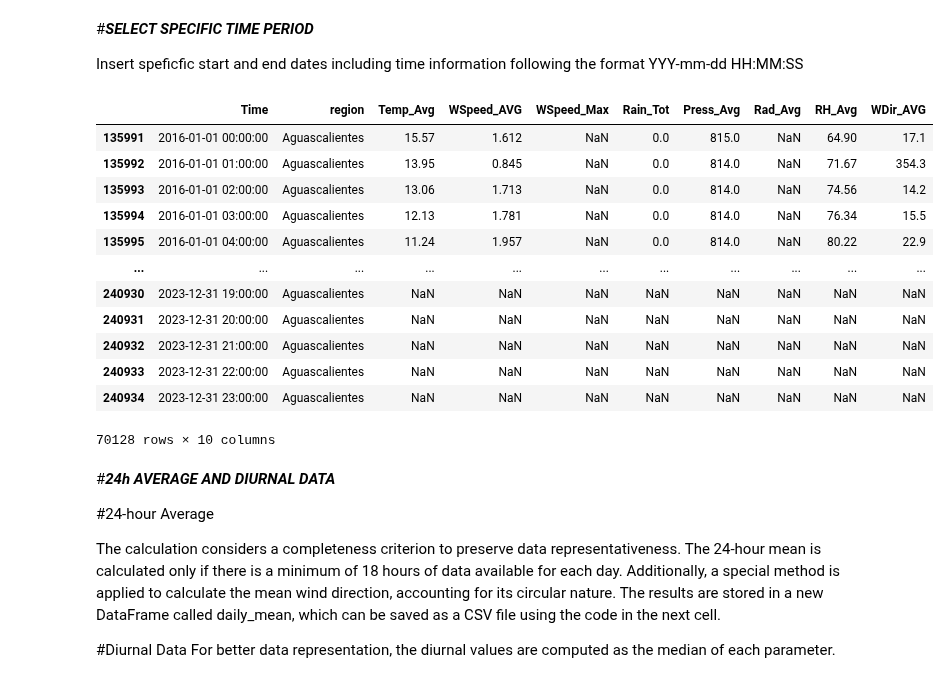
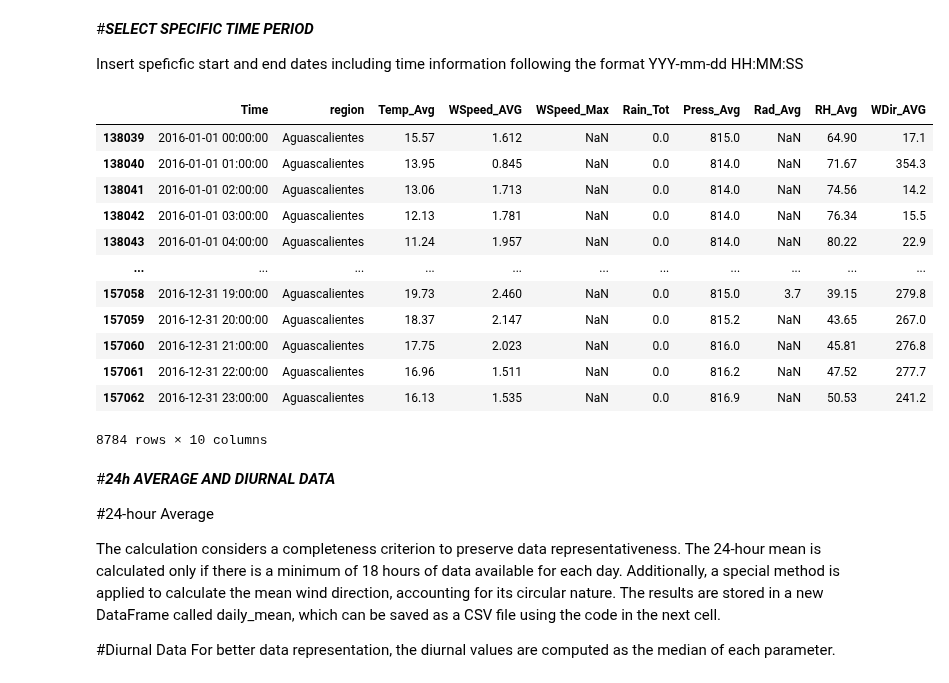
Before and after one commit to anscch/ATPAD-LAIDEA-UNAM, a Jupyter notebook: METEO_ATPAD.ipynb, the cells around one changed output. Drawn from its saved outputs; the diff is of its cells as text; code cells hidden in the pictures.

```diff
--- a/METEO_ATPAD.ipynb
+++ b/METEO_ATPAD.ipynb
@@ -247,27 +247,27 @@ meteo_clean
 Insert speficfic start and end dates including time information following the format YYY-mm-dd HH:MM:SS
 # %%
 start_date ='2016-01-01 00:00:00'
-end_date = '2023-12-31 23:00:00'
+end_date = '2016-12-31 23:00:00'
 
 period = (meteo_clean['Time'] >= start_date) & (meteo_clean['Time'] <= end_date)
 
 meteo_clean = meteo_clean.loc[period]
 
 meteo_clean
 # %% [output]
 |  | Time | region | Temp_Avg | WSpeed_AVG | WSpeed_Max | Rain_Tot | Press_Avg | Rad_Avg | RH_Avg | WDir_AVG |
-| 135991 | 2016-01-01 00:00:00 | Aguascalientes | 15.57 | 1.612 | NaN | 0.0 | 815.0 | NaN | 64.90 | 17.1 |
-| 135992 | 2016-01-01 01:00:00 | Aguascalientes | 13.95 | 0.845 | NaN | 0.0 | 814.0 | NaN | 71.67 | 354.3 |
-| 135993 | 2016-01-01 02:00:00 | Aguascalientes | 13.06 | 1.713 | NaN | 0.0 | 814.0 | NaN | 74.56 | 14.2 |
-| 135994 | 2016-01-01 03:00:00 | Aguascalientes | 12.13 | 1.781 | NaN | 0.0 | 814.0 | NaN | 76.34 | 15.5 |
-| 135995 | 2016-01-01 04:00:00 | Aguascalientes | 11.24 | 1.957 | NaN | 0.0 | 814.0 | NaN | 80.22 | 22.9 |
+| 138039 | 2016-01-01 00:00:00 | Aguascalientes | 15.57 | 1.612 | NaN | 0.0 | 815.0 | NaN | 64.90 | 17.1 |
+| 138040 | 2016-01-01 01:00:00 | Aguascalientes | 13.95 | 0.845 | NaN | 0.0 | 814.0 | NaN | 71.67 | 354.3 |
+| 138041 | 2016-01-01 02:00:00 | Aguascalientes | 13.06 | 1.713 | NaN | 0.0 | 814.0 | NaN | 74.56 | 14.2 |
+| 138042 | 2016-01-01 03:00:00 | Aguascalientes | 12.13 | 1.781 | NaN | 0.0 | 814.0 | NaN | 76.34 | 15.5 |
+| 138043 | 2016-01-01 04:00:00 | Aguascalientes | 11.24 | 1.957 | NaN | 0.0 | 814.0 | NaN | 80.22 | 22.9 |
 | ... | ... | ... | ... | ... | ... | ... | ... | ... | ... | ... |
-| 240930 | 2023-12-31 19:00:00 | Aguascalientes | NaN | NaN | NaN | NaN | NaN | NaN | NaN | NaN |
-| 240931 | 2023-12-31 20:00:00 | Aguascalientes | NaN | NaN | NaN | NaN | NaN | NaN | NaN | NaN |
-| 240932 | 2023-12-31 21:00:00 | Aguascalientes | NaN | NaN | NaN | NaN | NaN | NaN | NaN | NaN |
-| 240933 | 2023-12-31 22:00:00 | Aguascalientes | NaN | NaN | NaN | NaN | NaN | NaN | NaN | NaN |
-| 240934 | 2023-12-31 23:00:00 | Aguascalientes | NaN | NaN | NaN | NaN | NaN | NaN | NaN | NaN |
+| 157058 | 2016-12-31 19:00:00 | Aguascalientes | 19.73 | 2.460 | NaN | 0.0 | 815.0 | 3.7 | 39.15 | 279.8 |
+| 157059 | 2016-12-31 20:00:00 | Aguascalientes | 18.37 | 2.147 | NaN | 0.0 | 815.2 | NaN | 43.65 | 267.0 |
+| 157060 | 2016-12-31 21:00:00 | Aguascalientes | 17.75 | 2.023 | NaN | 0.0 | 816.0 | NaN | 45.81 | 276.8 |
+| 157061 | 2016-12-31 22:00:00 | Aguascalientes | 16.96 | 1.511 | NaN | 0.0 | 816.2 | NaN | 47.52 | 277.7 |
+| 157062 | 2016-12-31 23:00:00 | Aguascalientes | 16.13 | 1.535 | NaN | 0.0 | 816.9 | NaN | 50.53 | 241.2 |
-70128 rows × 10 columns
+8784 rows × 10 columns
 # %% [markdown]
 #***24h AVERAGE AND DIURNAL DATA***
 
```
Also changed, not shown: parts of 3 cells of this notebook.
